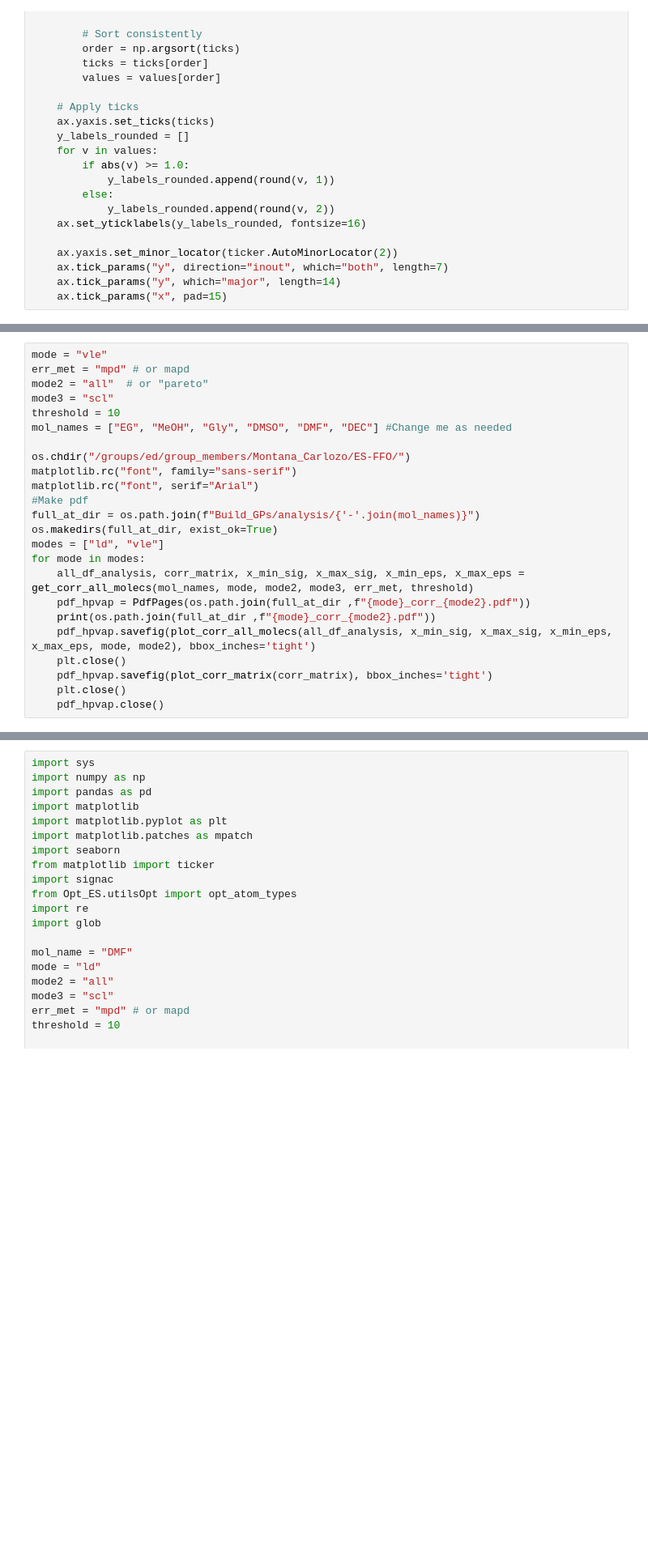
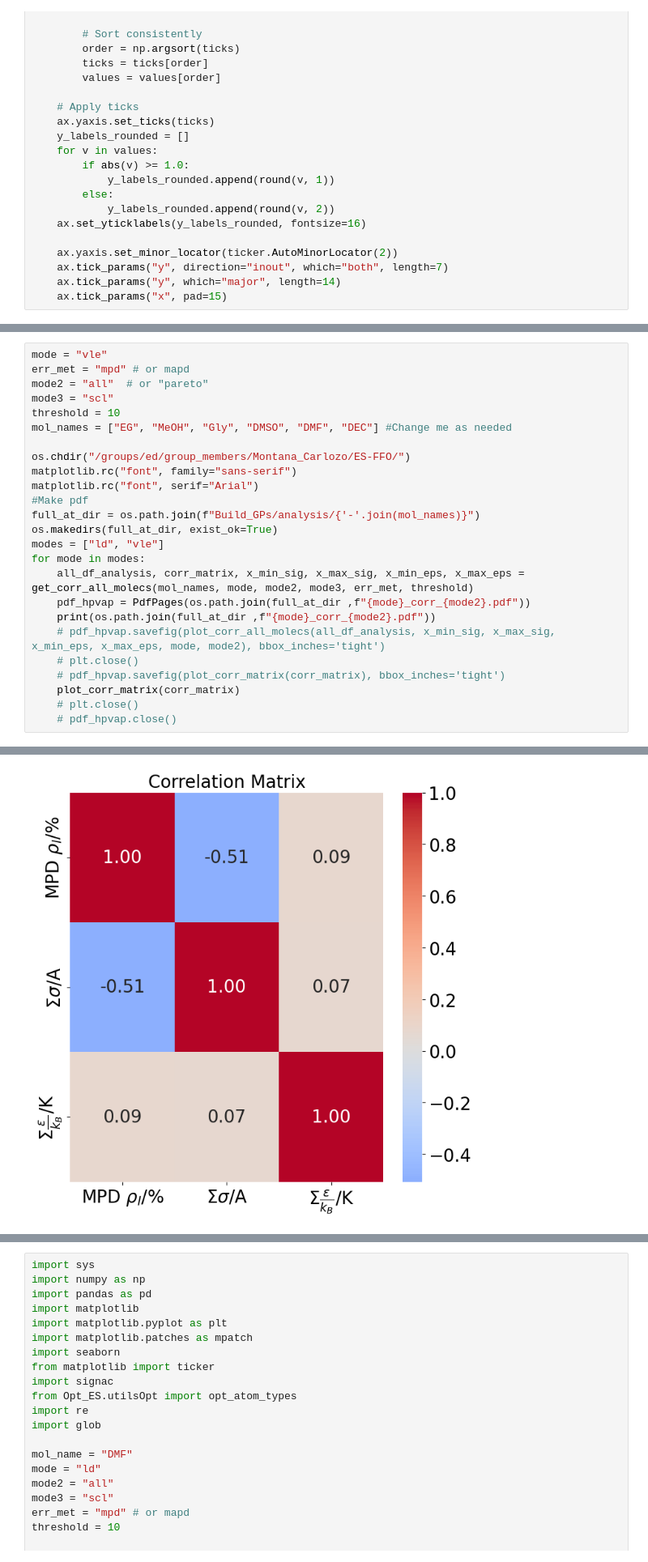
Before and after one commit to MaginnGroup/ES-FFO-Public, a Jupyter notebook: ld_analysis_test.ipynb, the cells around one changed output, grey strips where cells are left out. Shown at 81% size. Cells and saved outputs as stored; diff of their text form; blank space fills up the shorter version.

```diff
--- a/ld_analysis_test.ipynb
+++ b/ld_analysis_test.ipynb
@@ -584,8 +596,10 @@ for mode in modes:
     all_df_analysis, corr_matrix, x_min_sig, x_max_sig, x_min_eps, x_max_eps = get_corr_all_molecs(mol_names, mode, mode2, mode3, err_met, threshold)
     pdf_hpvap = PdfPages(os.path.join(full_at_dir ,f"{mode}_corr_{mode2}.pdf"))
     print(os.path.join(full_at_dir ,f"{mode}_corr_{mode2}.pdf"))
-    pdf_hpvap.savefig(plot_corr_all_molecs(all_df_analysis, x_min_sig, x_max_sig, x_min_eps, x_max_eps, mode, mode2), bbox_inches='tight')
-    plt.close()
-    pdf_hpvap.savefig(plot_corr_matrix(corr_matrix), bbox_inches='tight')
-    plt.close()
-    pdf_hpvap.close()
+    # pdf_hpvap.savefig(plot_corr_all_molecs(all_df_analysis, x_min_sig, x_max_sig, x_min_eps, x_max_eps, mode, mode2), bbox_inches='tight')
+    # plt.close()
+    # pdf_hpvap.savefig(plot_corr_matrix(corr_matrix), bbox_inches='tight')
+    plot_corr_matrix(corr_matrix)
+    # plt.close()
+    # pdf_hpvap.close()
+# %% [output]
@@ -591,0 +623 @@ for mode in modes:
+[figure, added]
```
Also changed, not shown: parts of 3 cells of this notebook, 29 other files.
